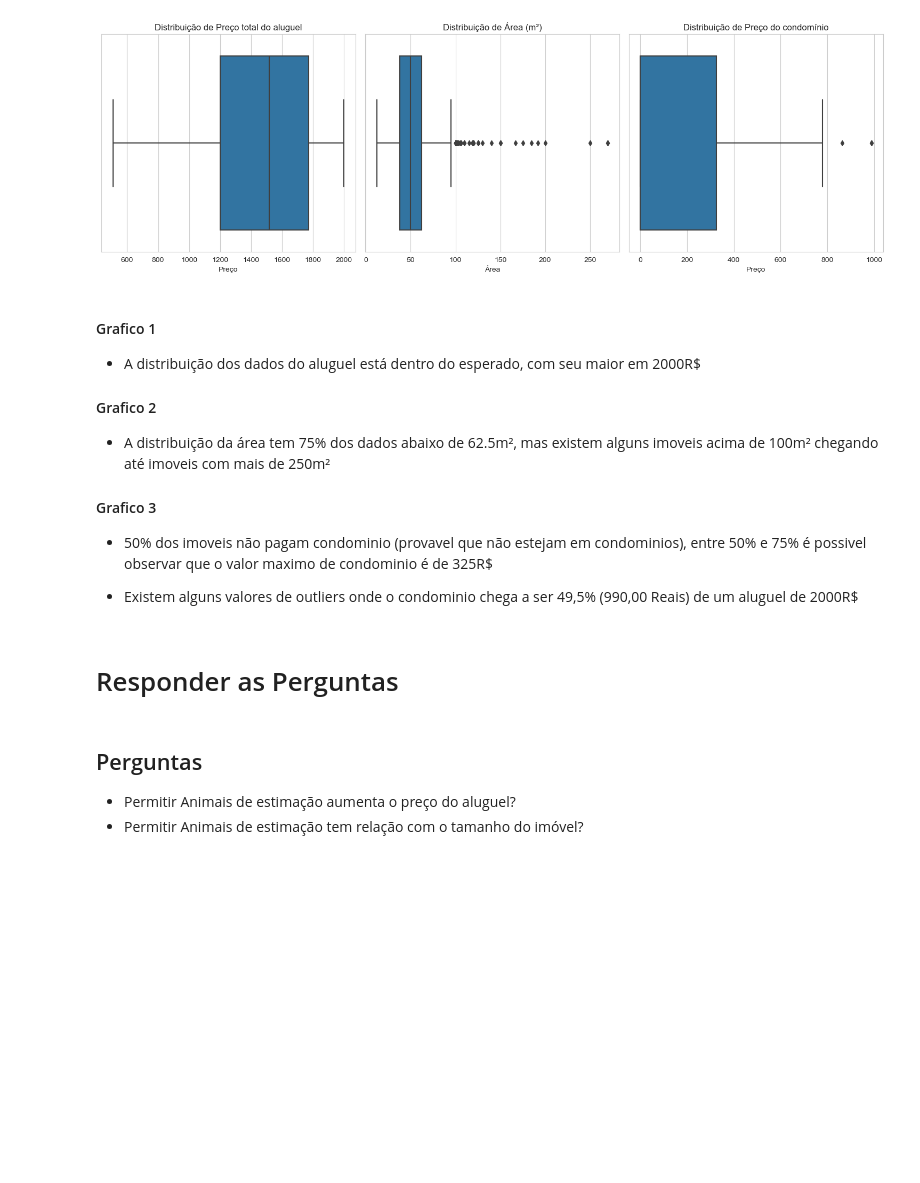
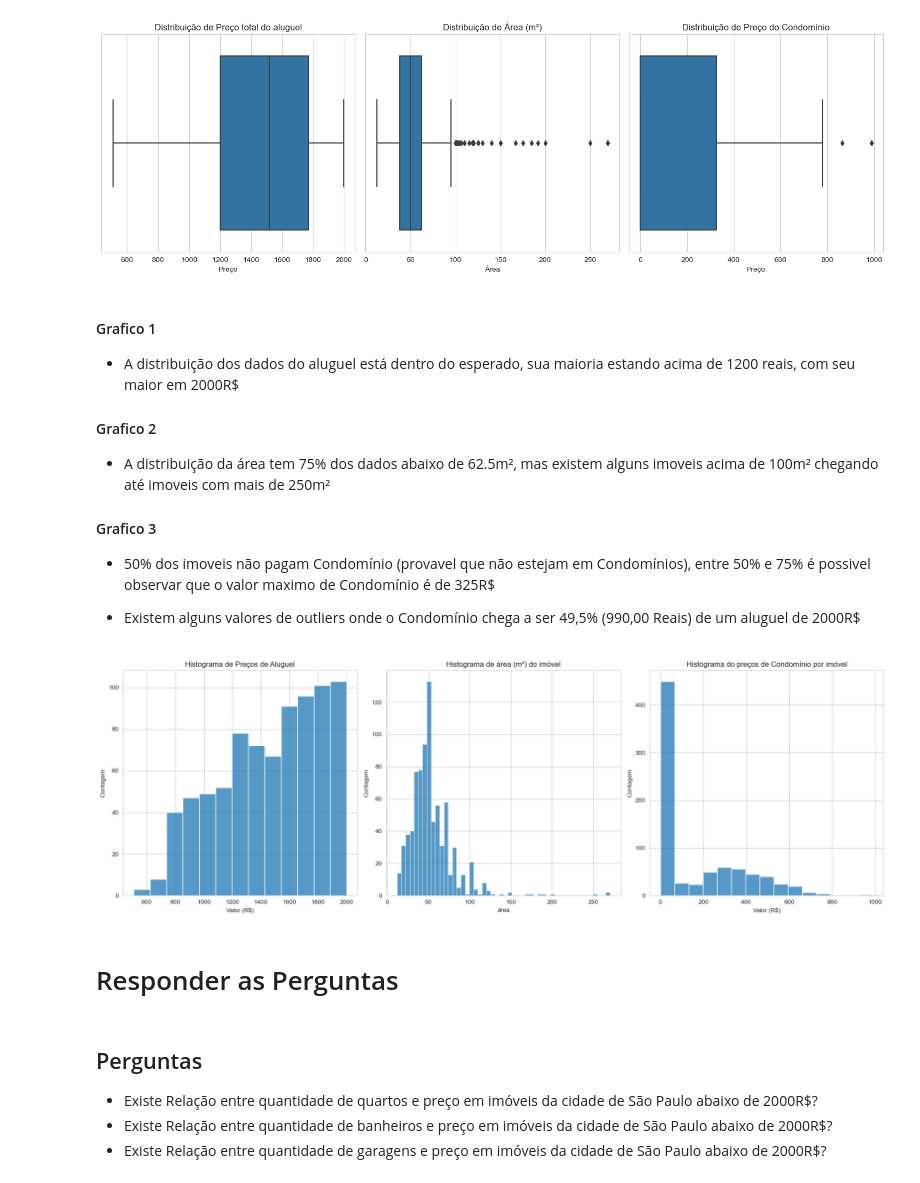
Before and after one commit to silas-silva/Analise-Exploratoria-de-Dados-Preco-Aluguel-Sao-Paulo, a Jupyter notebook: projeto/Analise Exploratória de Dados.ipynb, the cells around one changed output. Cells and saved outputs as stored; diff of their text form; code cells hidden in the pictures; blank space fills up the shorter version.

```diff
--- a/projeto/Analise Exploratória de Dados.ipynb
+++ b/projeto/Analise Exploratória de Dados.ipynb
@@ -194,19 +195,45 @@ plt.show()
 [figure]
 # %% [markdown]
 #### Grafico 1
-* A distribuição dos dados do aluguel está dentro do esperado, com seu maior em 2000R$
+* A distribuição dos dados do aluguel está dentro do esperado, sua maioria estando acima de 1200 reais, com seu maior em 2000R\$
 
 #### Grafico 2
 * A distribuição da área tem 75% dos dados abaixo de 62.5m², mas existem alguns imoveis acima de 100m² chegando até imoveis com mais de 250m²
 
 #### Grafico 3
-* 50% dos imoveis não pagam condominio (provavel que não estejam em condominios), entre 50% e 75% é possivel observar que o valor maximo de condominio é de 325R$
+* 50% dos imoveis não pagam Condomínio (provavel que não estejam em Condomínios), entre 50% e 75% é possivel observar que o valor maximo de Condomínio é de 325R\$
 
-* Existem alguns valores de outliers onde o condominio chega a ser 49,5% (990,00 Reais) de um aluguel de 2000R$
+* Existem alguns valores de outliers onde o Condomínio chega a ser 49,5% (990,00 Reais) de um aluguel de 2000R\$
+# %%
+# Criando a figura e os subplots
+fig, axs = plt.subplots(1, 3, figsize=(18, 6))
+
+# Definindo o estilo dos eixos para 'whitegrid'
+with sns.axes_style('whitegrid'):
+    # Plotando o primeiro histograma
+    sns.histplot(data=precoAluguelImoveisSP_df, x="total (R$)", ax=axs[0])
+    axs[0].set(title='Histograma de Preços de Aluguel', xlabel='Valor (R$)', ylabel='Contagem')
+
+    # Plotando o segundo histograma
+    sns.histplot(data=precoAluguelImoveisSP_df, x="area", ax=axs[1])
+    axs[1].set(title='Histograma de área (m²) do imóvel', xlabel='área', ylabel='Contagem')
+
+    # Plotando o terceiro histograma
+    sns.histplot(data=precoAluguelImoveisSP_df, x="hoa (R$)", ax=axs[2])
+    axs[2].set(title='Histograma do preços de Condomínio por imóvel', xlabel='Valor (R$)', ylabel='Contagem')
+
+# Ajustando o layout
+plt.tight_layout()
+
+# Exibindo os gráficos
+plt.show()
+# %% [output]
+[figure, added]
 # %% [markdown]
 # Responder as Perguntas
 # %% [markdown]
 ## Perguntas
-- Permitir Animais de estimação aumenta o preço do aluguel?
-- Permitir Animais de estimação tem relação com o tamanho do imóvel?
+- Existe Relação entre quantidade de quartos e preço em imóveis da cidade de São Paulo abaixo de 2000R\$?
+- Existe Relação entre quantidade de banheiros e preço em imóveis da cidade de São Paulo abaixo de 2000R\$?
+- Existe Relação entre quantidade de garagens e preço em imóveis da cidade de São Paulo abaixo de 2000R\$?
 # %% [markdown]
```
Also changed, not shown: parts of 24 cells of this notebook.
